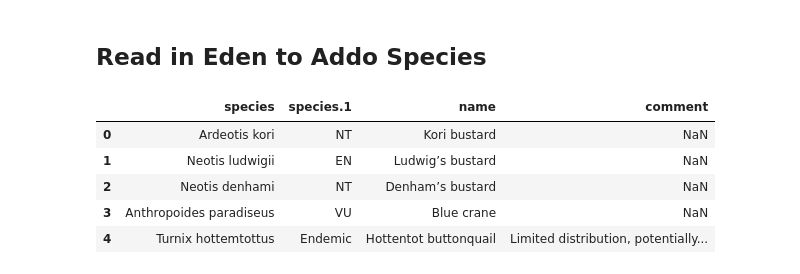
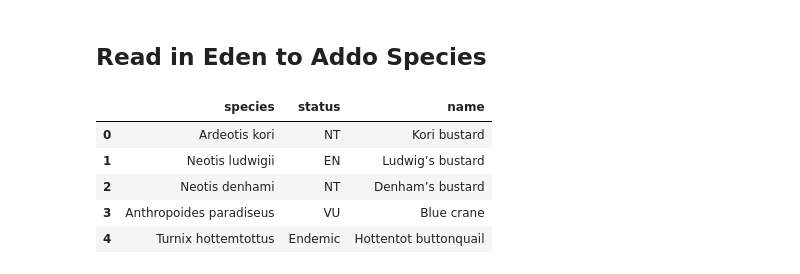
Before and after one commit to jardunn/ForTheBirds-EdenToAddo, a Jupyter notebook: forTheBirds_E2A.ipynb, the cells around one changed output. Saved outputs shown, nothing was run; the diff lists cells and outputs as text; code cells hidden in the pictures.

```diff
--- a/forTheBirds_E2A.ipynb
+++ b/forTheBirds_E2A.ipynb
@@ -562,13 +594,15 @@ sabap_species_df.reporting_rate.hist()
 # %% [markdown]
 ## Read in Eden to Addo Species
 # %%
-e2a_species = pd.read_excel('/content/drive/MyDrive/ForTheBirds-E2A/Corridors all threatened spp list.xlsx', 'birds').rename(columns={'Scientific Name': 'species'})
+e2a_species = pd.read_excel('/content/drive/MyDrive/ForTheBirds-E2A/Corridors all threatened spp list.xlsx', 'birds')\
+  .rename(columns={'species.1': 'status'})\
+  .drop(columns=['comment'])
 e2a_species.head()
 # %% [output]
-|  | species | species.1 | name | comment |
-| 0 | Ardeotis kori | NT | Kori bustard | NaN |
-| 1 | Neotis ludwigii | EN | Ludwig’s bustard | NaN |
-| 2 | Neotis denhami | NT | Denham’s bustard | NaN |
-| 3 | Anthropoides paradiseus | VU | Blue crane | NaN |
-| 4 | Turnix hottemtottus | Endemic | Hottentot buttonquail | Limited distribution, potentially... |
+|  | species | status | name |
+| 0 | Ardeotis kori | NT | Kori bustard |
+| 1 | Neotis ludwigii | EN | Ludwig’s bustard |
+| 2 | Neotis denhami | NT | Denham’s bustard |
+| 3 | Anthropoides paradiseus | VU | Blue crane |
+| 4 | Turnix hottemtottus | Endemic | Hottentot buttonquail |
 # %%
```
Also changed, not shown: parts of 28 cells of this notebook.
